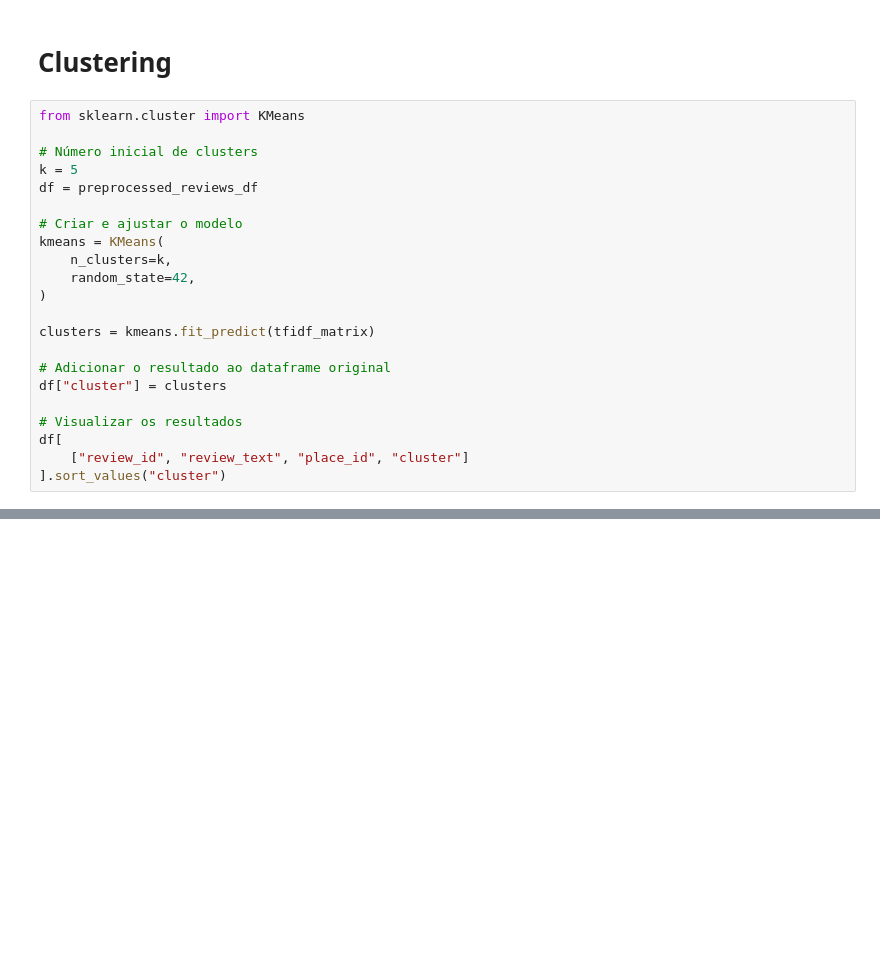
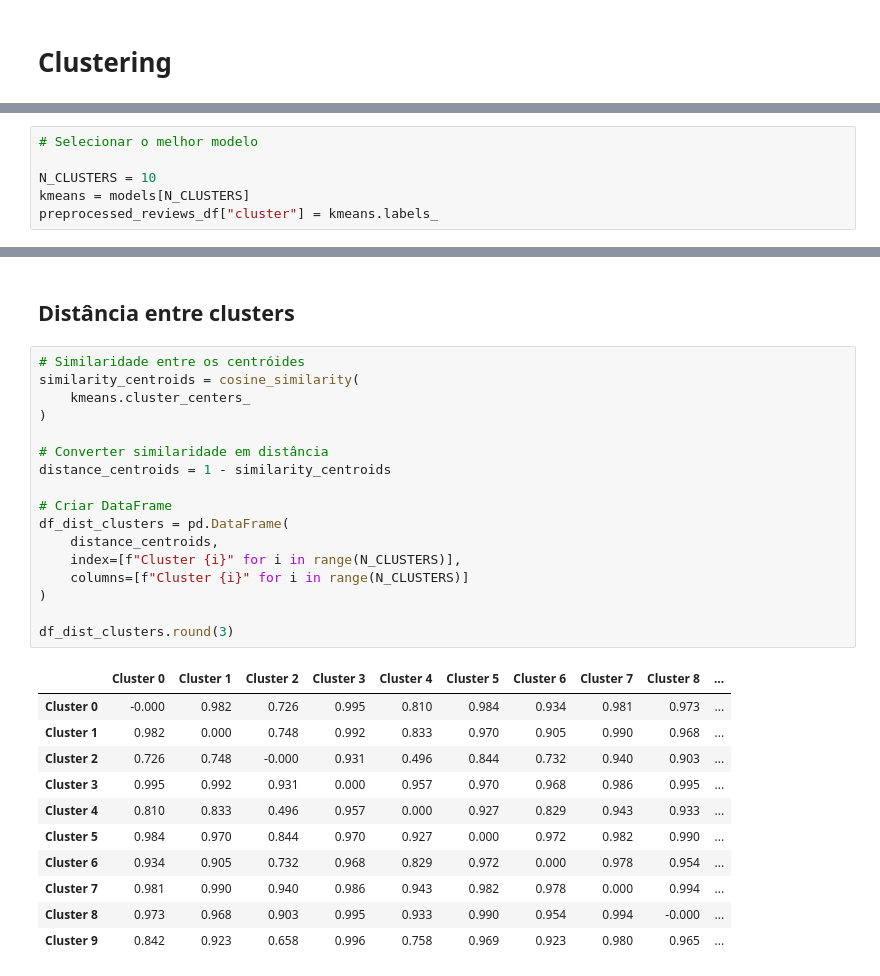
Before and after one commit to incrisvel/adaptaste, a Jupyter notebook: similarity_clustering.ipynb, the cells around one changed output, grey strips where cells are left out. Saved outputs shown, nothing was run; the diff lists cells and outputs as text; blank space fills up the shorter version.

Commit message:
:chart_with_upwards_trend: feat(clustering): add cluster analysis metrics

```diff
--- a/similarity_clustering.ipynb
+++ b/similarity_clustering.ipynb
@@ -202,25 +211,3 @@ create_heatmap(
 )
 # %% [markdown]
 # Clustering
-# %%
-from sklearn.cluster import KMeans
-
-# Número inicial de clusters
-k = 5
-df = preprocessed_reviews_df
-
-# Criar e ajustar o modelo
-kmeans = KMeans(
-    n_clusters=k,
-    random_state=42,
-)
-
-clusters = kmeans.fit_predict(tfidf_matrix)
-
-# Adicionar o resultado ao dataframe original
-df["cluster"] = clusters
-
-# Visualizar os resultados
-df[
-    ["review_id", "review_text", "place_id", "cluster"]
-].sort_values("cluster")
@@ -241,0 +301,6 @@ Warning: total number of rows (20104) exceeds max_rows (20000). Limiting to firs
+# %%
+# Selecionar o melhor modelo
+
+N_CLUSTERS = 10
+kmeans = models[N_CLUSTERS]
+preprocessed_reviews_df["cluster"] = kmeans.labels_
@@ -241,0 +623,31 @@ Warning: total number of rows (20104) exceeds max_rows (20000). Limiting to firs
+# %% [markdown]
+## Distância entre clusters
+# %%
+# Similaridade entre os centróides
+similarity_centroids = cosine_similarity(
+    kmeans.cluster_centers_
+)
+
+# Converter similaridade em distância
+distance_centroids = 1 - similarity_centroids
+
+# Criar DataFrame
+df_dist_clusters = pd.DataFrame(
+    distance_centroids,
+    index=[f"Cluster {i}" for i in range(N_CLUSTERS)],
+    columns=[f"Cluster {i}" for i in range(N_CLUSTERS)]
+)
+
+df_dist_clusters.round(3)
+# %% [output]
+|  | Cluster 0 | Cluster 1 | Cluster 2 | Cluster 3 | Cluster 4 | Cluster 5 | Cluster 6 | Cluster 7 | Cluster 8 | ... |
+| Cluster 0 | -0.000 | 0.982 | 0.726 | 0.995 | 0.810 | 0.984 | 0.934 | 0.981 | 0.973 | ... |
+| Cluster 1 | 0.982 | 0.000 | 0.748 | 0.992 | 0.833 | 0.970 | 0.905 | 0.990 | 0.968 | ... |
+| Cluster 2 | 0.726 | 0.748 | -0.000 | 0.931 | 0.496 | 0.844 | 0.732 | 0.940 | 0.903 | ... |
+| Cluster 3 | 0.995 | 0.992 | 0.931 | 0.000 | 0.957 | 0.970 | 0.968 | 0.986 | 0.995 | ... |
+| Cluster 4 | 0.810 | 0.833 | 0.496 | 0.957 | 0.000 | 0.927 | 0.829 | 0.943 | 0.933 | ... |
+| Cluster 5 | 0.984 | 0.970 | 0.844 | 0.970 | 0.927 | 0.000 | 0.972 | 0.982 | 0.990 | ... |
+| Cluster 6 | 0.934 | 0.905 | 0.732 | 0.968 | 0.829 | 0.972 | 0.000 | 0.978 | 0.954 | ... |
+| Cluster 7 | 0.981 | 0.990 | 0.940 | 0.986 | 0.943 | 0.982 | 0.978 | 0.000 | 0.994 | ... |
+| Cluster 8 | 0.973 | 0.968 | 0.903 | 0.995 | 0.933 | 0.990 | 0.954 | 0.994 | -0.000 | ... |
+| Cluster 9 | 0.842 | 0.923 | 0.658 | 0.996 | 0.758 | 0.969 | 0.923 | 0.980 | 0.965 | ... |
```
Also changed, not shown: parts of 24 cells of this notebook.
